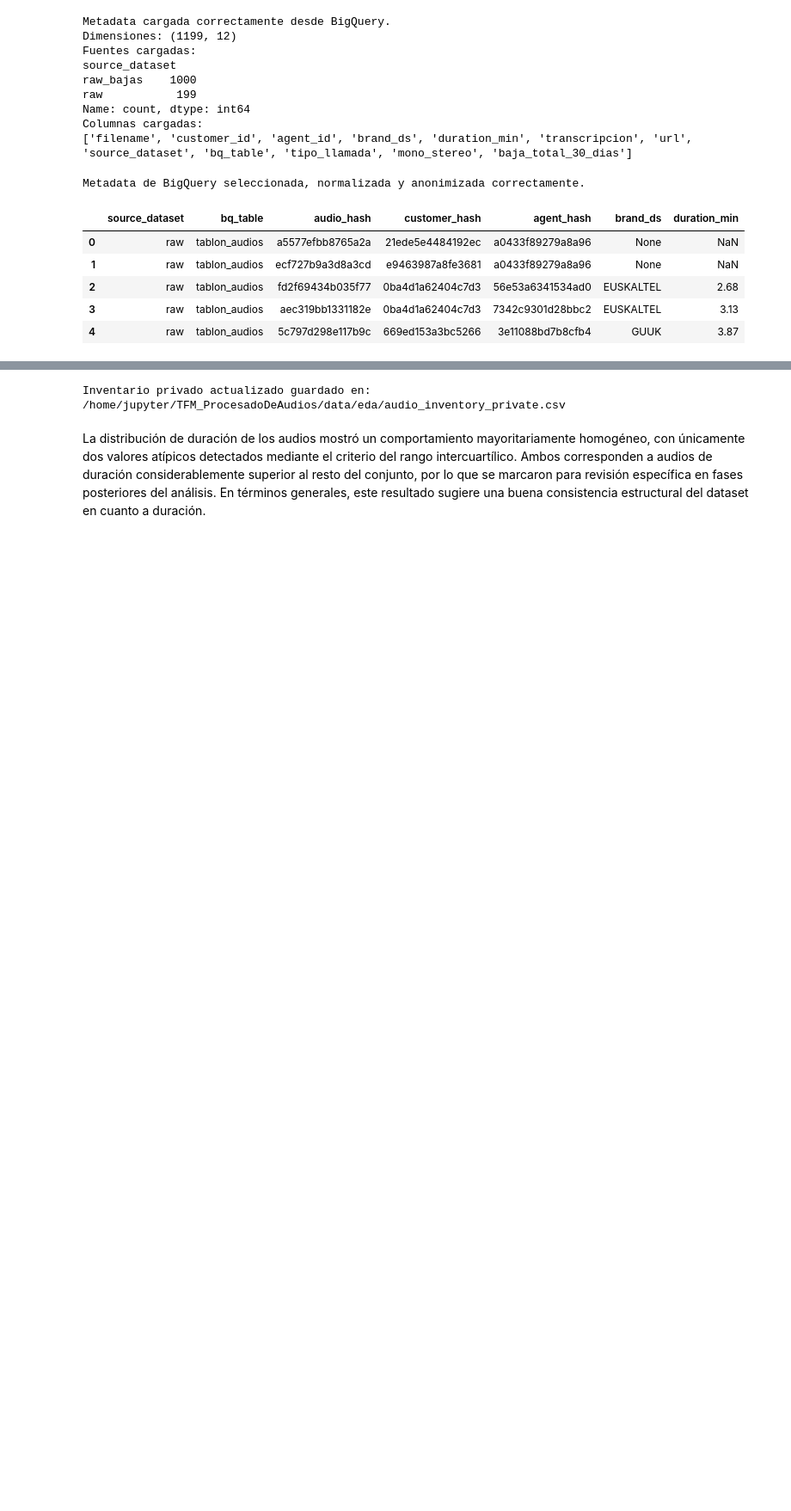
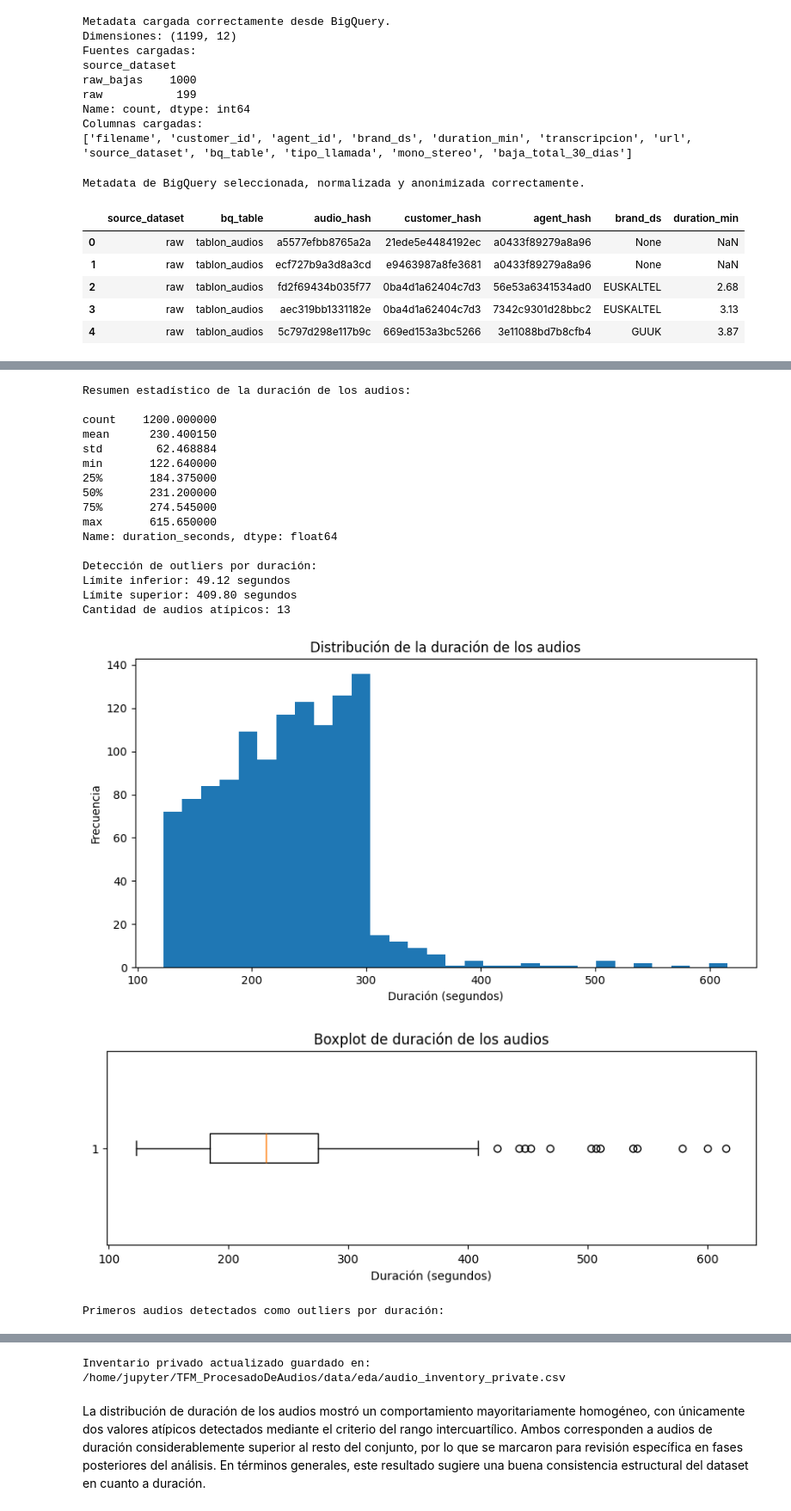
Before and after one commit to fcastrohoff-22/TFM_ProcesadoDeLlamadasComerciales, a Jupyter notebook: notebooks/00_EDA_PreparacionDatos.ipynb, the cells around one changed output, grey strips where cells are left out. Shown at 86% size. Saved outputs shown, nothing was run; the diff lists cells and outputs as text; code cells hidden in the pictures; blank space fills up the shorter version.

```diff
--- a/notebooks/00_EDA_PreparacionDatos.ipynb
+++ b/notebooks/00_EDA_PreparacionDatos.ipynb
@@ -447,0 +433,77 @@ display(df_duration_outliers[public_outlier_cols].head(20))
+# %%
+# =========================
+# ANÁLISIS DE DURACIÓN Y DETECCIÓN DE OUTLIERS
+# =========================
+
+# Estadísticos básicos
+duration_stats = df_audio_inventory["duration_seconds"].describe()
+print("Resumen estadístico de la duración de los audios:\n")
+print(duration_stats)
+
+# Cálculo de outliers por IQR
+q1 = df_audio_inventory["duration_seconds"].quantile(0.25)
+q3 = df_audio_inventory["duration_seconds"].quantile(0.75)
+iqr = q3 - q1
+
+lower_bound = q1 - 1.5 * iqr
+upper_bound = q3 + 1.5 * iqr
+
+df_audio_inventory["duration_outlier"] = (
+    (df_audio_inventory["duration_seconds"] < lower_bound) |
+    (df_audio_inventory["duration_seconds"] > upper_bound)
+)
+
+n_outliers = df_audio_inventory["duration_outlier"].sum()
+
+print("\nDetección de outliers por duración:")
+print(f"Límite inferior: {lower_bound:.2f} segundos")
+print(f"Límite superior: {upper_bound:.2f} segundos")
+print(f"Cantidad de audios atípicos: {n_outliers}")
+
+# Histograma de duración
+plt.figure(figsize=(10, 5))
+plt.hist(df_audio_inventory["duration_seconds"], bins=30)
+plt.xlabel("Duración (segundos)")
+plt.ylabel("Frecuencia")
+plt.title("Distribución de la duración de los audios")
+plt.show()
+
+# Boxplot de duración
+plt.figure(figsize=(10, 3))
+plt.boxplot(df_audio_inventory["duration_seconds"], vert=False)
+plt.xlabel("Duración (segundos)")
+plt.title("Boxplot de duración de los audios")
+plt.show()
+
+# Tabla de audios atípicos, usando identificadores anonimizados para visualización
+public_outlier_cols = [
+    "source_dataset",
+    "audio_hash",
+    "duration_seconds",
+    "duration_outlier",
+]
+
+df_duration_outliers = df_audio_inventory[df_audio_inventory["duration_outlier"]].copy()
+
+print("\nPrimeros audios detectados como outliers por duración:")
+df_duration_outliers[public_outlier_cols].head(20)
+# %% [output]
+Resumen estadístico de la duración de los audios:
+
+count    1200.000000
+mean      230.400150
+std        62.468884
+min       122.640000
+25%       184.375000
+50%       231.200000
+75%       274.545000
+max       615.650000
+Name: duration_seconds, dtype: float64
+
+Detección de outliers por duración:
+Límite inferior: 49.12 segundos
+Límite superior: 409.80 segundos
+Cantidad de audios atípicos: 13
+[figure, added]
+[figure, added]
+Primeros audios detectados como outliers por duración:
```
Also changed, not shown: parts of 50 cells of this notebook, 11 other files.
